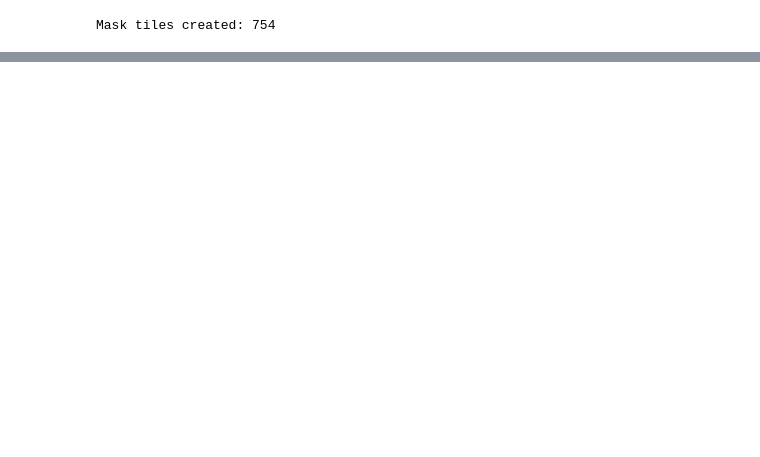
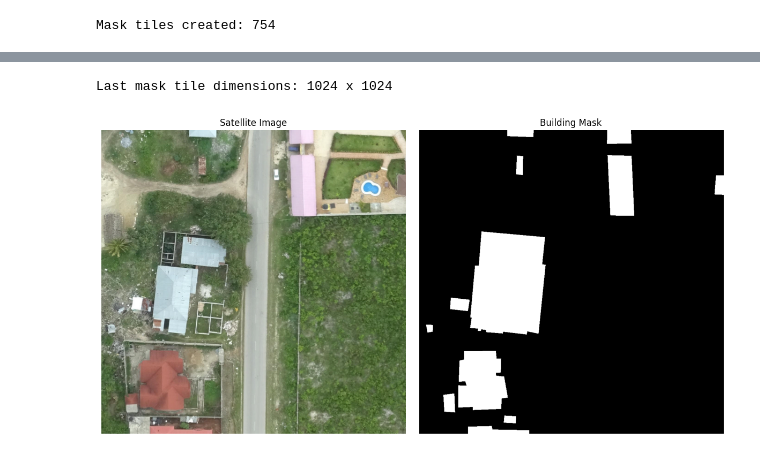
Before and after one commit to Sanketsingh77/satellite-geospatial, a Jupyter notebook: notebooks/01_satellite_image_exploration.ipynb, the cells around one changed output, grey strips where cells are left out. Drawn from its saved outputs; the diff is of its cells as text; code cells hidden in the pictures; blank space fills up the shorter version.

Commit message:
tiling and mask format

```diff
--- a/notebooks/01_satellite_image_exploration.ipynb
+++ b/notebooks/01_satellite_image_exploration.ipynb
@@ -212,3 +213,16 @@ def generate_image_tiles(src, output_dir, tile_size=1024):
             tile_count += 1
 
     print("Image tiles created:", tile_count)
+# %%
+import os
+import rasterio
+
+image_files = sorted([
+    f for f in os.listdir(dst_image_dir)
+    if f.endswith(".tif")
+])
+
+print("Number of image tiles:", len(image_files))
+
+with rasterio.open(os.path.join(dst_image_dir, image_files[-1])) as src:
+    print("Last tile dimensions:", src.width, "x", src.height)
@@ -295,0 +299,36 @@ plt.show()
+# %%
+with rasterio.open(os.path.join(dst_mask_dir, image_files[-1])) as src:
+    print("Last mask tile dimensions:", src.width, "x", src.height)
+# %% [output]
+Last mask tile dimensions: 1024 x 1024
+# %%
+import os
+import random
+import rasterio
+import matplotlib.pyplot as plt
+
+tile_name = random.choice(image_files)
+
+image_path = os.path.join(dst_image_dir, tile_name)
+mask_path_tile = os.path.join(dst_mask_dir, tile_name)
+
+with rasterio.open(image_path) as src:
+    image_tile = src.read([1, 2, 3])
+
+with rasterio.open(mask_path_tile) as src:
+    mask_tile = src.read(1)
+
+fig, axes = plt.subplots(1, 2, figsize=(12, 6))
+
+axes[0].imshow(image_tile.transpose(1, 2, 0))
+axes[0].set_title("Satellite Image")
+axes[0].axis("off")
+
+axes[1].imshow(mask_tile, cmap="gray")
+axes[1].set_title("Building Mask")
+axes[1].axis("off")
+
+plt.tight_layout()
+plt.show()
+# %% [output]
+[figure, added]
```
Also changed, not shown: parts of 7 cells of this notebook.
